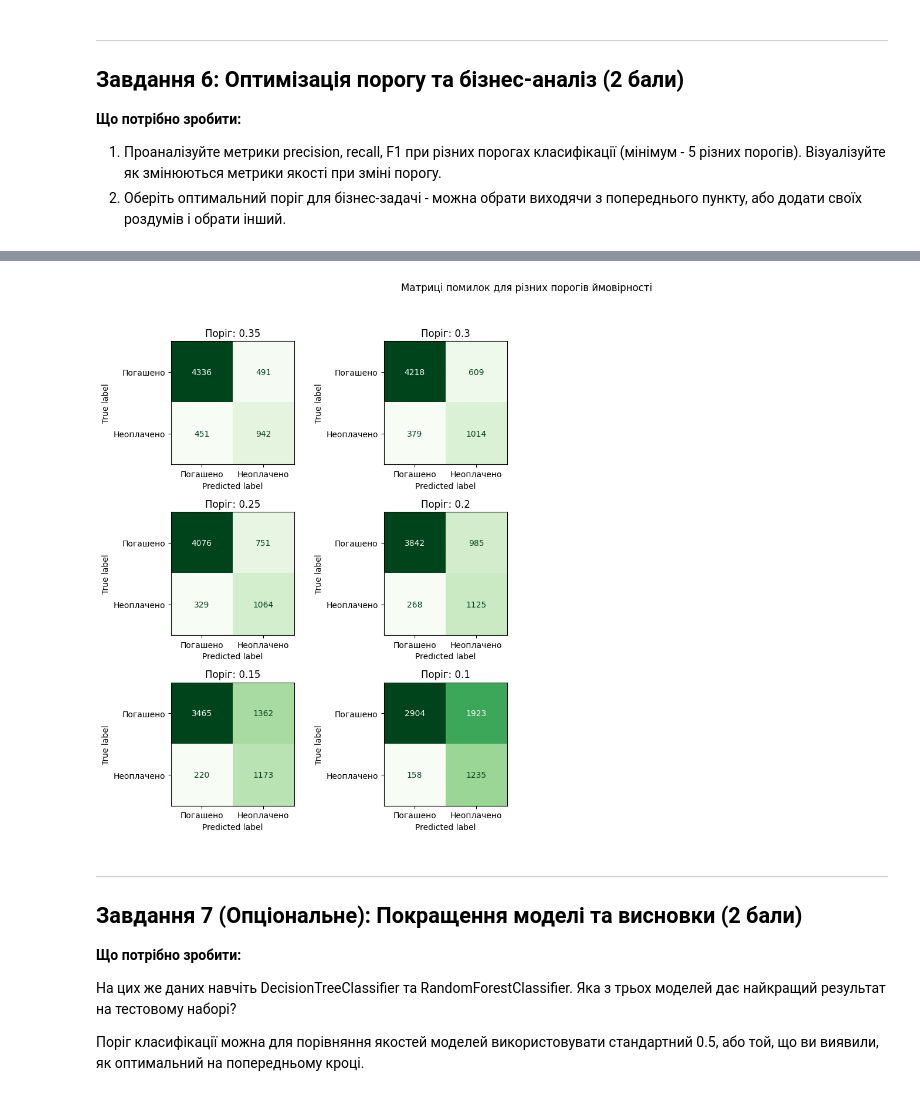
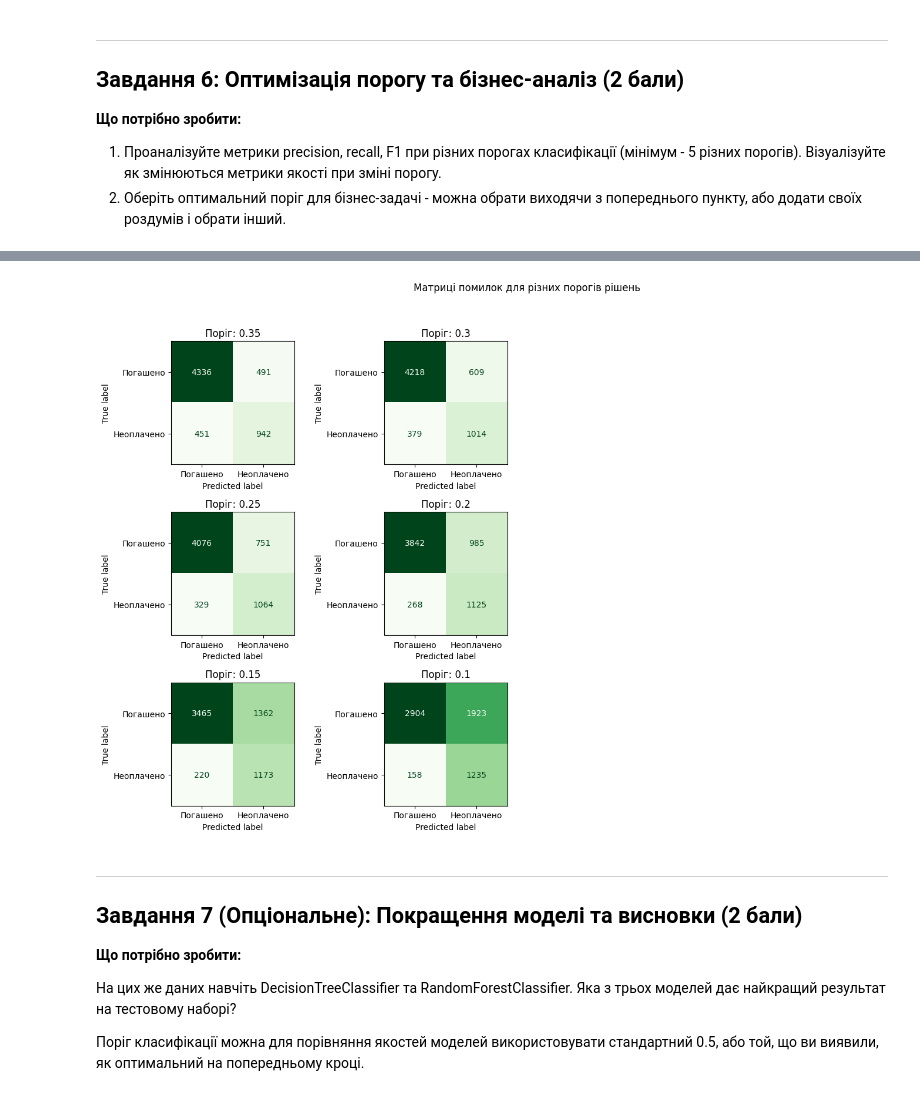
Before and after one commit to AnnaShtyn/python_for_hw_tasks, a Jupyter notebook: Anna_Shtyn_HW_16_2_Прогнозування_кредитного_ризику.ipynb, the cells around one changed output, grey strips where cells are left out. Drawn from its saved outputs; the diff is of its cells as text; code cells hidden in the pictures.

```diff
--- a/Anna_Shtyn_HW_16_2_Прогнозування_кредитного_ризику.ipynb
+++ b/Anna_Shtyn_HW_16_2_Прогнозування_кредитного_ризику.ipynb
@@ -666,33 +666,33 @@ fig.show()
 # %%
 # 6.2) Отже, оптимальний поріг визначений в попередньому кроці - 0,35.
 # Оскільки в нас було досить велике значення помилки 1 роду (False Positive),
 #  порівняємо  матрицю помилок при порозі 0,35 та нижче, щоб подивитись на їхню варіацію.
 
 cust_thresholds = [0.35, 0.3, 0.25, 0.2, 0.15, 0.1]
 
 fig, axes = plt.subplots(nrows=3, ncols=2, figsize=(16, 10))
 axes = axes.flatten()
 
 for i, thresh in enumerate(cust_thresholds):
     y_pred_opt = y_pred_proba[:, 1] >= thresh
 
     cm = confusion_matrix(y_test, y_pred_opt)
 
     disp = ConfusionMatrixDisplay(confusion_matrix=cm, display_labels=['Погашено', 'Неоплачено'])
     disp.plot(cmap='Greens', ax=axes[i], colorbar=False)
 
     axes[i].set_title(f'Поріг: {thresh}')
 
-plt.suptitle('Матриці помилок для різних порогів ймовірності')
+plt.suptitle('Матриці помилок для різних порогів рішень')
 plt.tight_layout(rect=[0, 0.03, 0.6, 0.95])
 plt.show()
 
 # Рішення про прийнятний поріг ймовірності буде залежати від співвідношення вартості помилок,
 #  але мені здається що в інтересах банку оптимально зменшувати показник False Positive (помилку 1 роду)
 #  та підвищувати True Negative, звісно без надзвичайно перебільшеного значення False Negative
 #  (помилки ІІ роду). Тому я вибрала би значення менше за 0,35 - принаймі 0,3.
 # %% [output]
-[figure, old version]
+[figure, new version]
 # %% [markdown]
 
 ---
```
